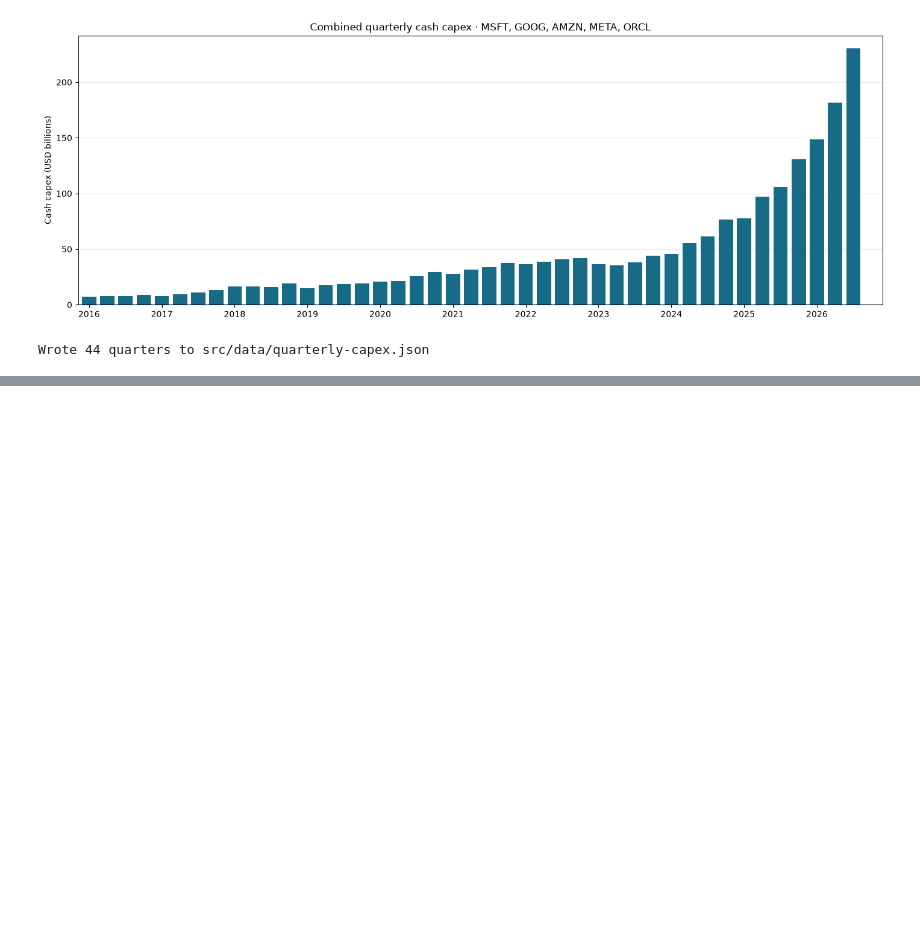
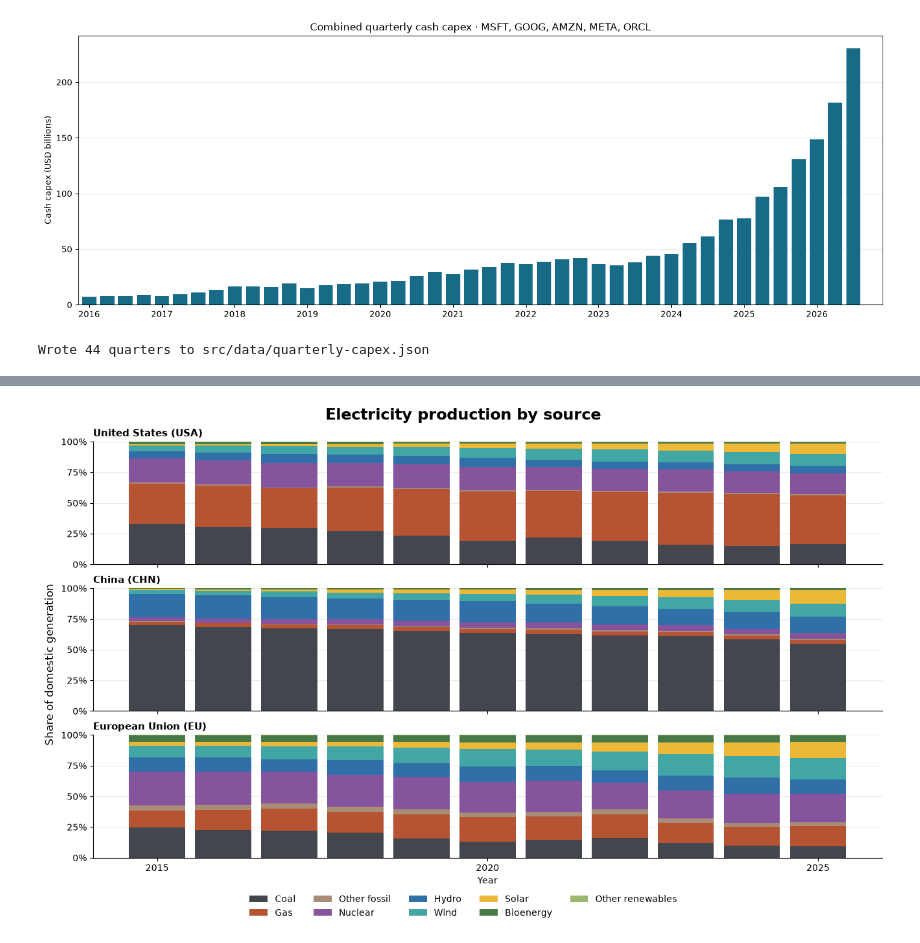
Before and after one commit to rcastellotti/DV2026-GrizzlyBears, a Jupyter notebook: main.ipynb, the cells around one changed output, grey strips where cells are left out. Drawn from its saved outputs; the diff is of its cells as text; code cells hidden in the pictures; blank space fills up the shorter version.

```diff
--- a/main.ipynb
+++ b/main.ipynb
@@ -158,0 +168,60 @@ Wrote 44 quarters to src/data/quarterly-capex.json
+# %%
+regions = {"United States": "United States (USA)", "China": "China (CHN)", "EU": "European Union (EU)"}
+generation_raw = pd.read_csv(
+    Path("data") / "ember_release_generation_yearly_global.csv",
+    usecols=["Area", "Year", "Electricity source", "Is aggregated source", "Generation (TWh)"],
+)
+generation = generation_raw.loc[
+    generation_raw["Area"].isin(regions) & generation_raw["Year"].between(2015, 2025)
+]
+
+source_colors = {
+    "Coal": "#44464e",
+    "Gas": "#b65333",
+    "Other fossil": "#a88c76",
+    "Nuclear": "#85549d",
+    "Hydro": "#316fa8",
+    "Wind": "#42a6a5",
+    "Solar": "#edb837",
+    "Bioenergy": "#487947",
+    "Other renewables": "#9ab96e",
+}
+
+domestic = generation.loc[
+    generation["Area"].isin(regions)
+    & generation["Is aggregated source"].eq(False)
+    & generation["Electricity source"].ne("Net imports")
+]
+generation_by_source = domestic.pivot(
+    index=["Area", "Year"], columns="Electricity source", values="Generation (TWh)"
+).reindex(columns=list(source_colors)).fillna(0)
+
+common_years = sorted(set.intersection(*[
+    set(generation_by_source.loc[region].index) for region in regions
+]))
+generation_share = generation_by_source.div(generation_by_source.sum(axis=1), axis=0) * 100
+
+fig, axes = plt.subplots(3, 1, figsize=(13, 8), sharex=True, sharey=True, layout="constrained")
+fig.suptitle("Electricity production by source", fontsize=17, fontweight="bold")
+for ax, (region, label) in zip(axes, regions.items()):
+    mix = generation_share.loc[region].loc[common_years]
+    bottom = pd.Series(0.0, index=mix.index)
+    for electricity_source, color in source_colors.items():
+        ax.bar(mix.index, mix[electricity_source], bottom=bottom, width=0.85,
+               color=color, label=electricity_source)
+        bottom += mix[electricity_source]
+    ax.set_title(label, loc="left", fontsize=11, fontweight="bold")
+    ax.set(ylim=(0, 100), yticks=[0, 25, 50, 75, 100])
+    ax.yaxis.set_major_formatter(PercentFormatter(xmax=100, decimals=0))
+    ax.grid(axis="y", alpha=0.25)
+    ax.set_axisbelow(True)
+    ax.spines[["top", "right"]].set_visible(False)
+
+axes[-1].set_xticks(sorted(set(common_years[::5]) | {common_years[-1]}))
+axes[-1].set_xlabel("Year")
+fig.supylabel("Share of domestic generation")
+handles, labels = axes[0].get_legend_handles_labels()
+fig.legend(handles, labels, loc="outside lower center", ncol=5, frameon=False)
+plt.show()
+# %% [output]
+[figure, added]
```
Also changed, not shown: parts of 7 cells of this notebook, 9 other files.
